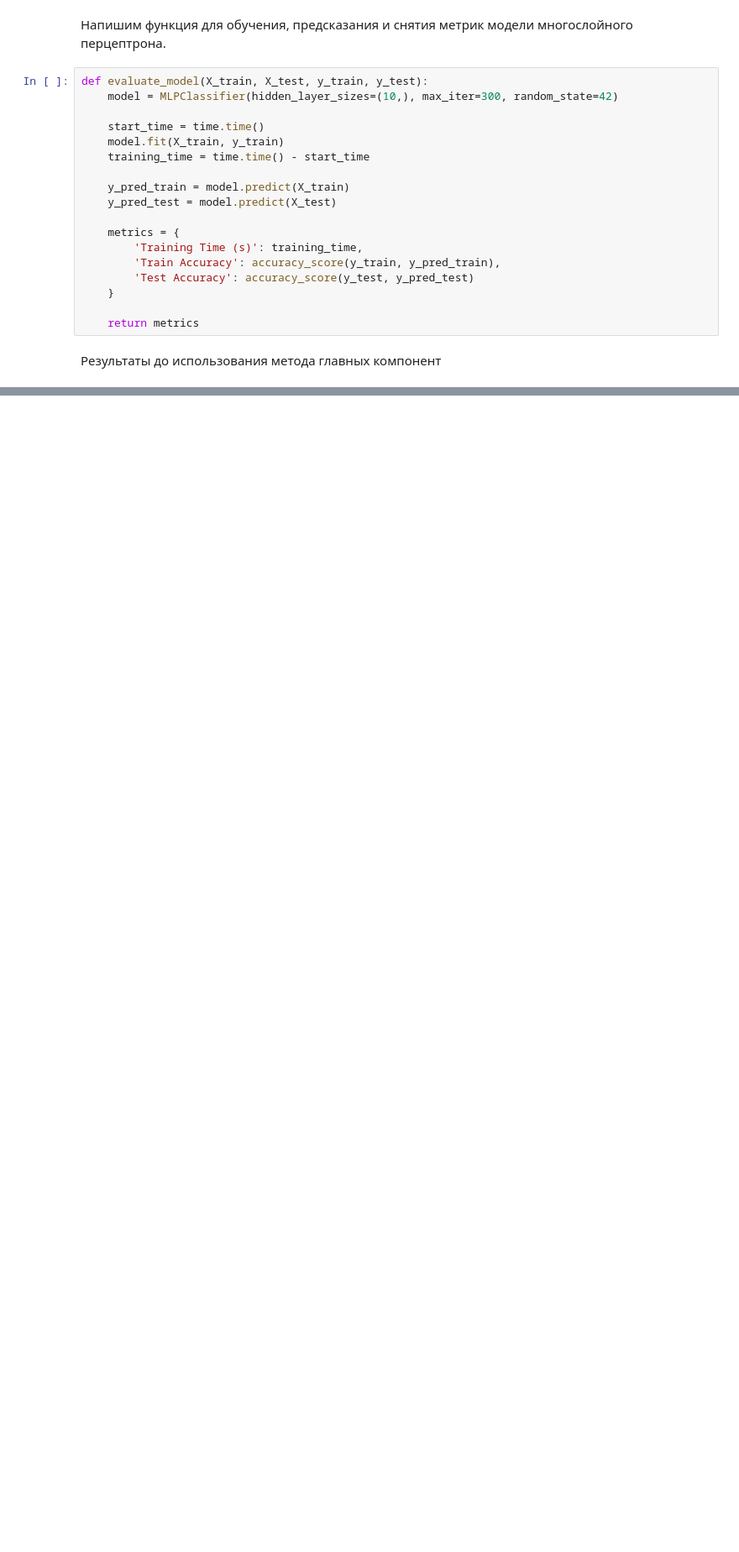
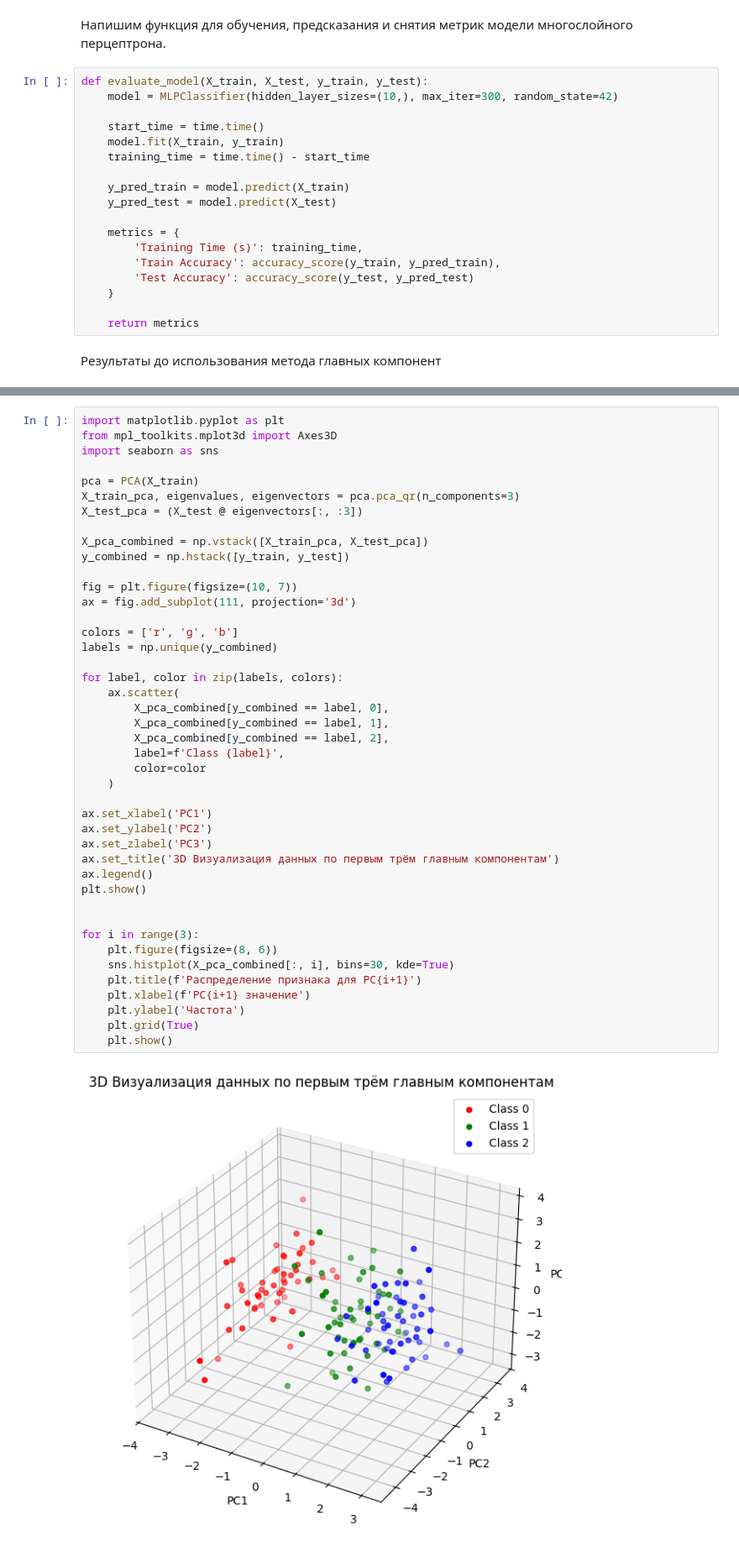
Before and after one commit to slikyumsh/MOMO, a Jupyter notebook: Lab1/report.ipynb, the cells around one changed output, grey strips where cells are left out. Shown at 84% size. Cells and saved outputs as stored; diff of their text form; blank space fills up the shorter version.

```diff
--- a/Lab1/report.ipynb
+++ b/Lab1/report.ipynb
@@ -102,0 +171,45 @@ explained_variance_df
+# %%
+import matplotlib.pyplot as plt
+from mpl_toolkits.mplot3d import Axes3D
+import seaborn as sns
+
+pca = PCA(X_train)
+X_train_pca, eigenvalues, eigenvectors = pca.pca_qr(n_components=3)
+X_test_pca = (X_test @ eigenvectors[:, :3])
+
+X_pca_combined = np.vstack([X_train_pca, X_test_pca])
+y_combined = np.hstack([y_train, y_test])
+
+fig = plt.figure(figsize=(10, 7))
+ax = fig.add_subplot(111, projection='3d')
+
+colors = ['r', 'g', 'b']
+labels = np.unique(y_combined)
+
+for label, color in zip(labels, colors):
+    ax.scatter(
+        X_pca_combined[y_combined == label, 0],
+        X_pca_combined[y_combined == label, 1],
+        X_pca_combined[y_combined == label, 2],
+        label=f'Class {label}',
+        color=color
+    )
+
+ax.set_xlabel('PC1')
+ax.set_ylabel('PC2')
+ax.set_zlabel('PC3')
+ax.set_title('3D Визуализация данных по первым трём главным компонентам')
+ax.legend()
+plt.show()
+
+
+for i in range(3):
+    plt.figure(figsize=(8, 6))
+    sns.histplot(X_pca_combined[:, i], bins=30, kde=True)
+    plt.title(f'Распределение признака для PC{i+1}')
+    plt.xlabel(f'PC{i+1} значение')
+    plt.ylabel('Частота')
+    plt.grid(True)
+    plt.show()
+# %% [output]
+[figure, added]
```
Also changed, not shown: parts of 14 cells of this notebook, 1 other file.
